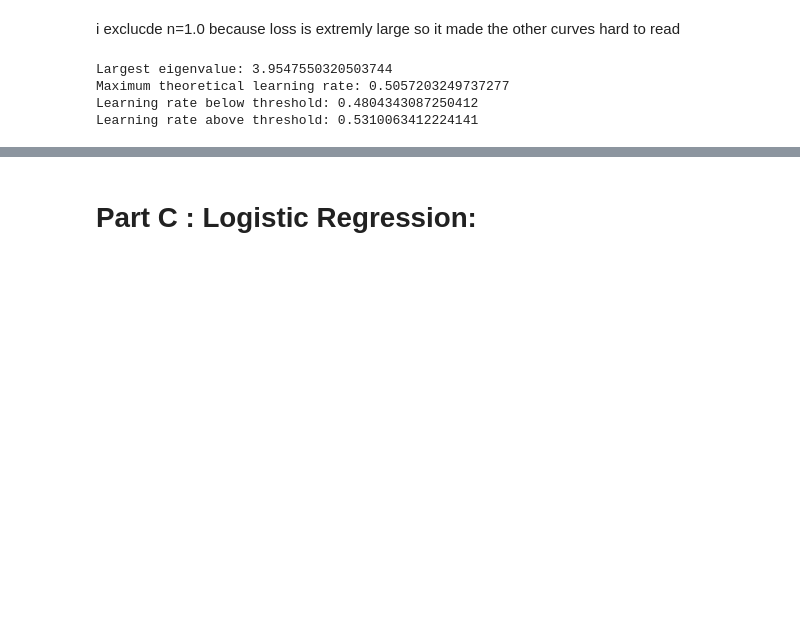
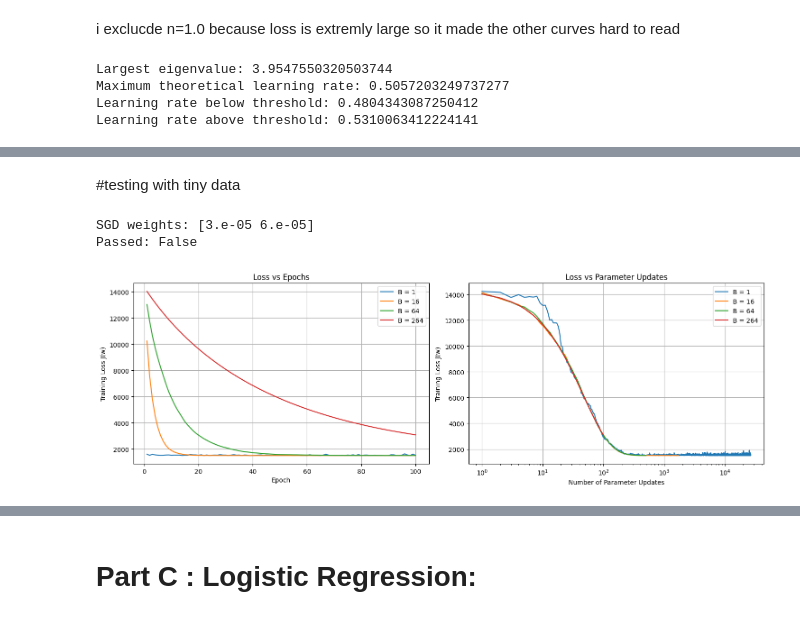
Before and after one commit to mohany606/Linear-Models-and-Support-Vector-Machines-from-Scratch, a Jupyter notebook: ML_Assigmment_2.ipynb, the cells around one changed output, grey strips where cells are left out. Drawn from its saved outputs; the diff is of its cells as text; code cells hidden in the pictures; blank space fills up the shorter version.

```diff
--- a/ML_Assigmment_2.ipynb
+++ b/ML_Assigmment_2.ipynb
@@ -536,0 +591,14 @@ Final relative distance: nan
+# %%
+w = np.zeros(X_example.shape[1])
+
+n = 0.1
+
+gradient = (X_example.T @ (X_example @ w - y_example)) / N_example
+
+w = w - n * gradient
+
+print("Batch GD weights:", w)
+
+expected = np.array([1/3, 23/30])#by hand
+
+print("Passed:", np.allclose(w, expected))
@@ -611,0 +874,59 @@ Learning rate above threshold: 0.5310063412224141
+# %% [markdown]
+#testing with tiny data
+# %%
+X_sample = X_example[1]
+y_sample = y_example[1]
+
+w = np.zeros(X_example.shape[1])
+
+gradient = X_sample * (X_sample @ w - y_sample)
+
+w = w - n * gradient
+
+print("SGD weights:", w)
+
+expected = np.array([0.3, 0.6])
+
+print("Passed:", np.allclose(w, expected))
+# %% [output]
+SGD weights: [3.e-05 6.e-05]
+Passed: False
+# %%
+
+#ai
+fig, axes = plt.subplots(1, 2, figsize=(15, 5))
+
+for B in batch_sizes:
+    epoch_losses = mini_batch_results[B]["epoch_losses"]
+    update_losses = mini_batch_results[B]["update_losses"]
+
+    axes[0].plot(
+        range(1, len(epoch_losses) + 1),
+        epoch_losses,
+        label=f"B = {B}"
+    )
+
+    axes[1].plot(
+        range(1, len(update_losses) + 1),
+        update_losses,
+        label=f"B = {B}"
+    )
+
+axes[0].set_xlabel("Epoch")
+axes[0].set_ylabel("Training Loss J(w)")
+axes[0].set_title("Loss vs Epochs")
+axes[0].legend()
+axes[0].grid(True)
+
+axes[1].set_xlabel("Number of Parameter Updates")
+axes[1].set_ylabel("Training Loss J(w)")
+axes[1].set_title("Loss vs Parameter Updates")
+axes[1].set_xscale("log")
+axes[1].legend()
+axes[1].grid(True)
+
+plt.tight_layout()
+plt.show()
+#end ai
+# %% [output]
+[figure, added]
```
Also changed, not shown: parts of 113 cells of this notebook.
